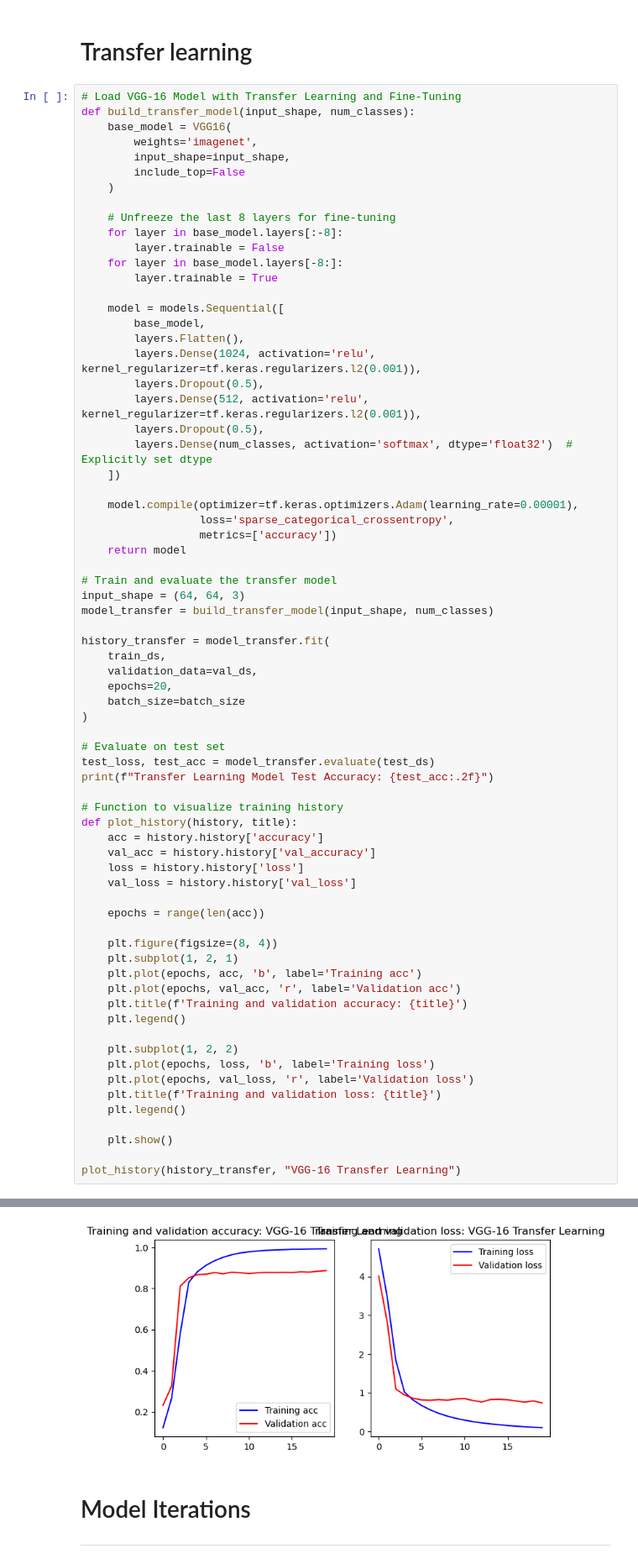
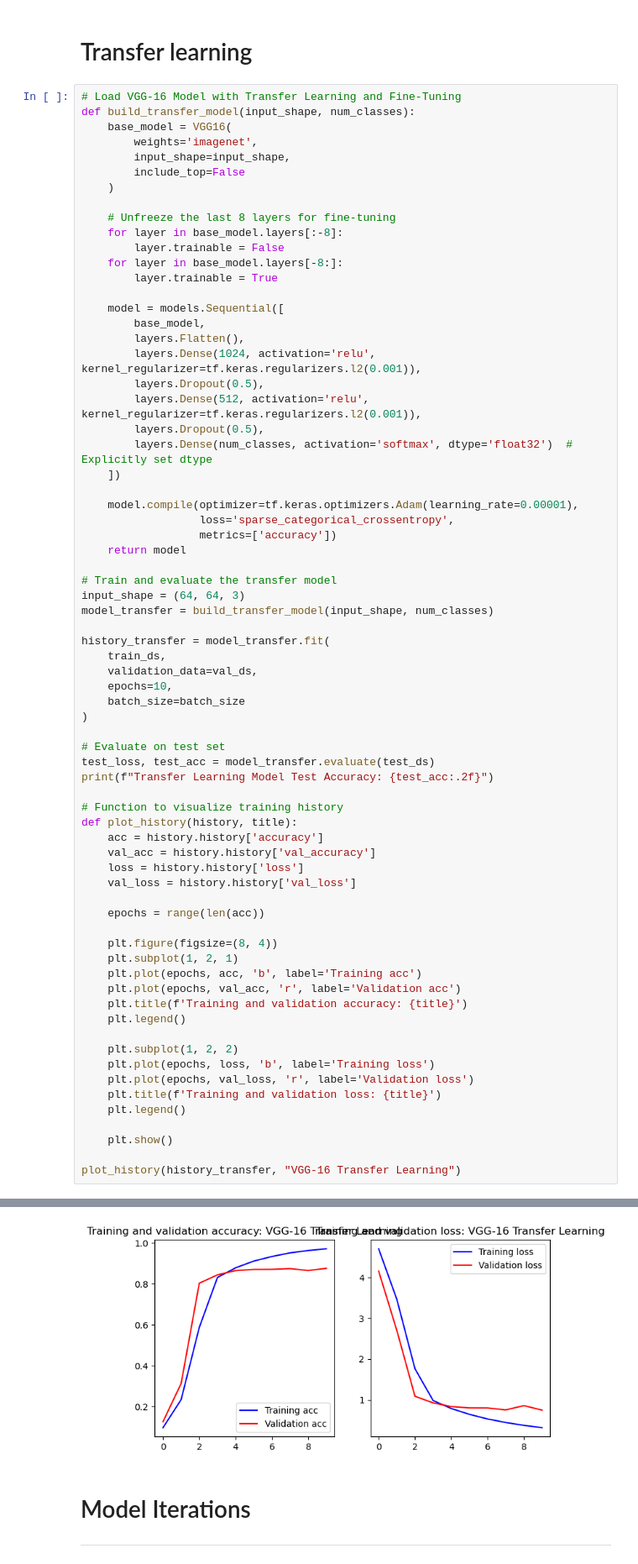
Before and after one commit to Owen-kc/GUI-Project-2, a Jupyter notebook: code.ipynb, the cells around one changed output, grey strips where cells are left out. Shown: that part at 84% size. Drawn from its saved outputs; the diff is of its cells as text.

```diff
--- a/code.ipynb
+++ b/code.ipynb
@@ -185,7 +191,7 @@ model_transfer = build_transfer_model(input_shape, num_classes)
 history_transfer = model_transfer.fit(
     train_ds,
     validation_data=val_ds,
-    epochs=20,
+    epochs=10,
     batch_size=batch_size
 )
 
@@ -238,5 +244,5 @@ Epoch 20/20
 Transfer Learning Model Test Accuracy: 0.88
-[figure, old version]
+[figure, new version]
 # %% [markdown]
 # Model Iterations
 ***
```
Also changed, not shown: parts of 11 cells of this notebook.
